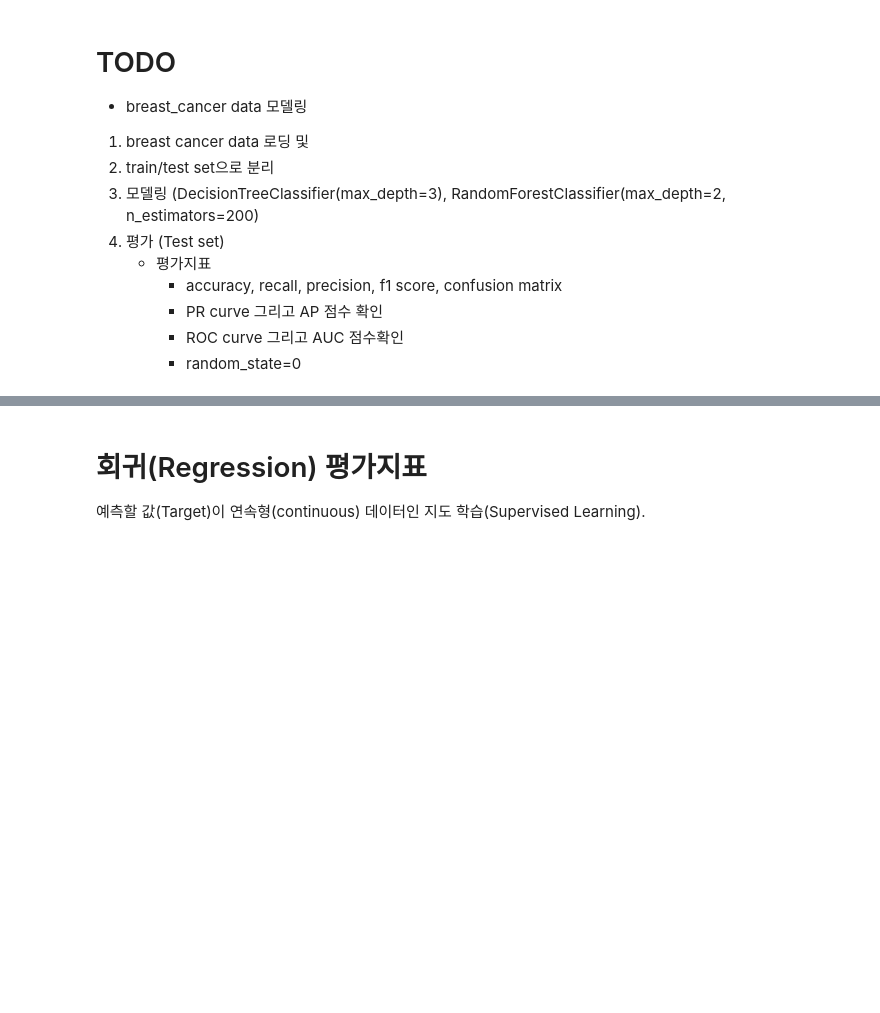
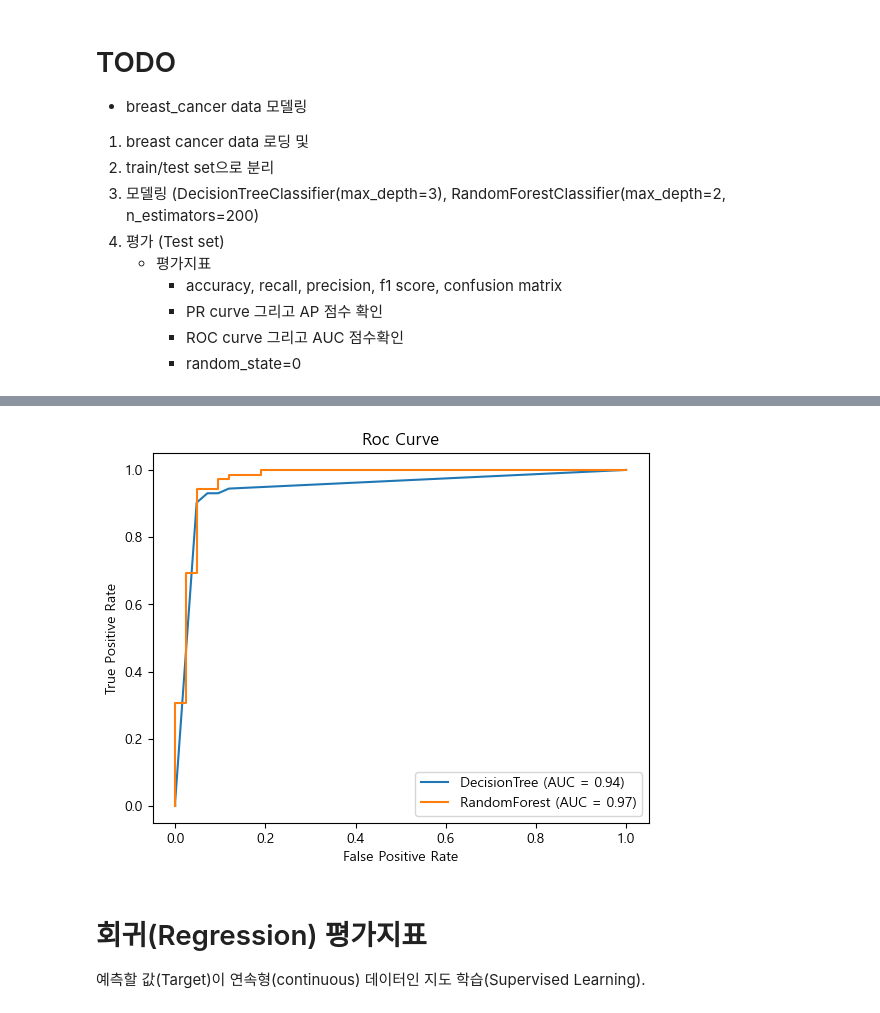
Before and after one commit to aaingyunii/Bootcamp_ML, a Jupyter notebook: 05_평가지표_.ipynb, the cells around one changed output, grey strips where cells are left out. Saved outputs shown, nothing was run; the diff lists cells and outputs as text; code cells hidden in the pictures; blank space fills up the shorter version.

```diff
--- a/05_평가지표_.ipynb
+++ b/05_평가지표_.ipynb
@@ -1092,3 +1209,18 @@ auc_tree, auc_rfc
+# %%
+# fpr : 위양성율, / tpr : 재현율 (recall)
+fpr1, tpr1, _ = roc_curve(y_test, pos_test_tree)
+fpr2, tpr2, _ = roc_curve(y_test, pos_test_rfc)
+
+ax = plt.gca()
+
+RocCurveDisplay(fpr=fpr1, tpr=tpr1, roc_auc=auc_tree,
+                estimator_name="DecisionTree").plot(ax=ax)
+RocCurveDisplay(fpr=fpr2, tpr=tpr2, roc_auc=auc_rfc,
+                estimator_name='RandomForest').plot(ax=ax)
+plt.title("Roc Curve")
+plt.show()
+# %% [output]
+[figure, added]
 # %% [markdown]
 # 회귀(Regression) 평가지표
 
```
Also changed, not shown: parts of 15 cells of this notebook.
